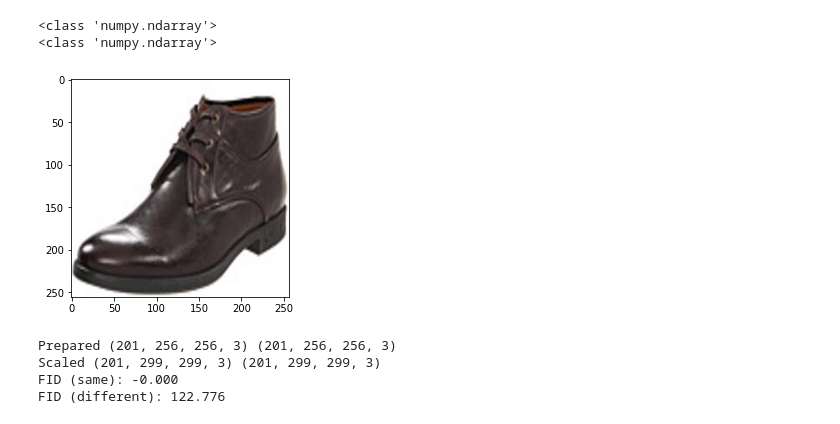
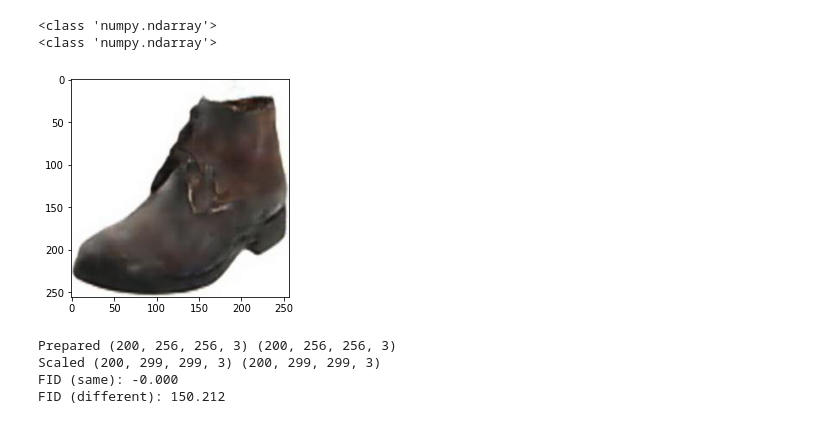
Before and after one commit to Ahmedramy1/Sketch-to-Image-GANs, a Jupyter notebook: Predict_Image.ipynb, the cells around one changed output. Cells and saved outputs as stored; diff of their text form; code cells hidden in the pictures.

Commit message:
Data Augmentation Training

```diff
--- a/Predict_Image.ipynb
+++ b/Predict_Image.ipynb
@@ -154,8 +156,8 @@ def load_image(path, size = (256,256)):
         i += 1
     return imgs_list
 # %%
-images1 = load_image('Validation_results/')
-images2 = load_image('val_train_i/')
+images1 = load_image('val_train_iiii/')
+images2 = load_image('val_train_iii/')
 # %%
 images1 = np.asarray(images1)
 images2 = np.asarray(images2)
@@ -167,13 +169,13 @@ print(type(images2))
 <class 'numpy.ndarray'>
 # %%
 i=0
-for img in images2:
+for img in images1:
     if i >= 10:
         break
     pyplot.imshow(array_to_img(img))
     i+=1
 # %% [output]
-[figure, old version]
+[figure, new version]
 # %%
 # scale an array of images to a new size
 def scale_images(images, new_shape):
@@ -229,7 +231,7 @@ print('FID (same): %.3f' % fid)
 fid = calculate_fid(model, images1, images2)
 print('FID (different): %.3f' % fid)
 # %% [output]
-Prepared (201, 256, 256, 3) (201, 256, 256, 3)
-Scaled (201, 299, 299, 3) (201, 299, 299, 3)
+Prepared (200, 256, 256, 3) (200, 256, 256, 3)
+Scaled (200, 299, 299, 3) (200, 299, 299, 3)
 FID (same): -0.000
-FID (different): 122.776
+FID (different): 150.212
```
Also changed, not shown: parts of 4 cells of this notebook, 57 other files.
